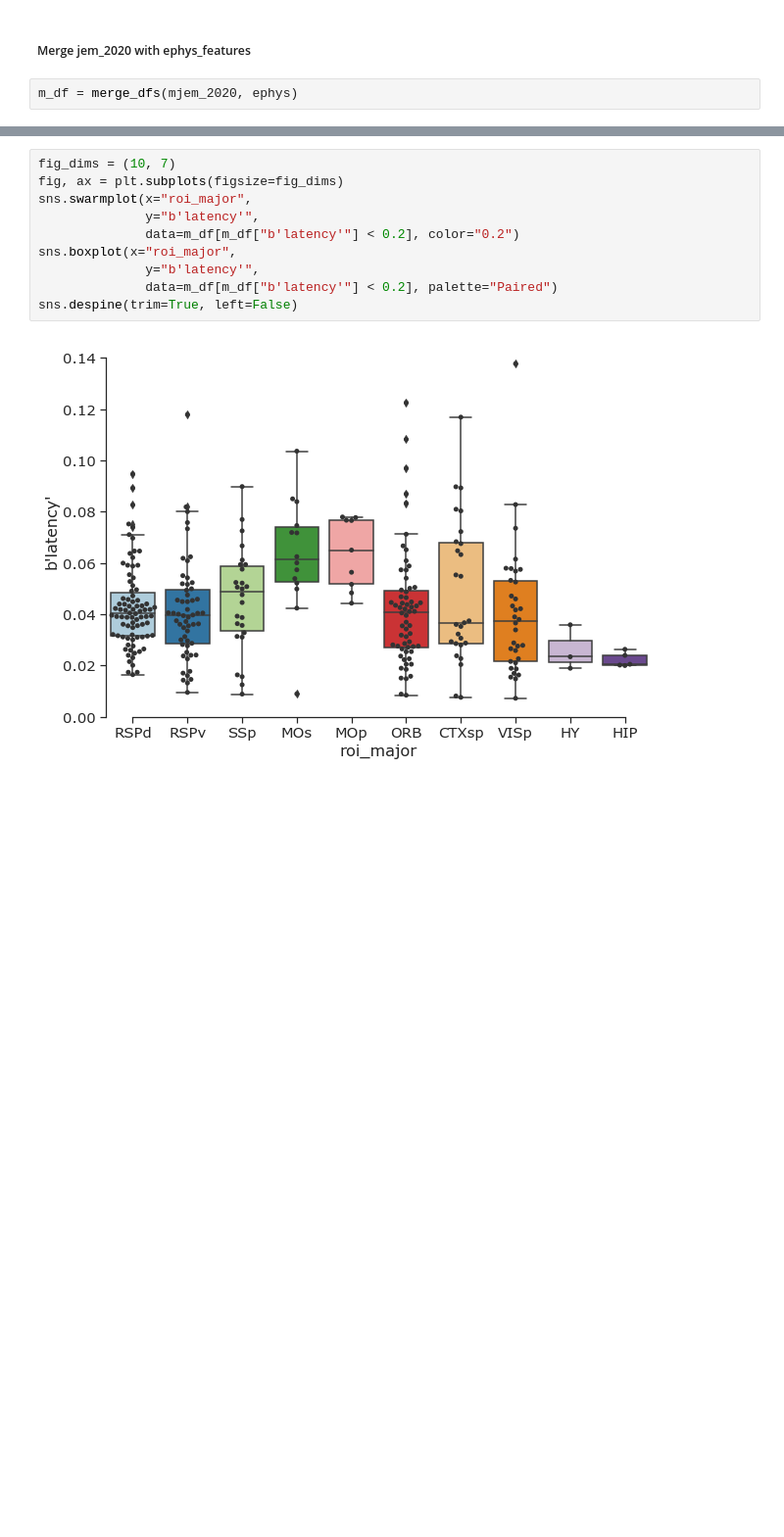
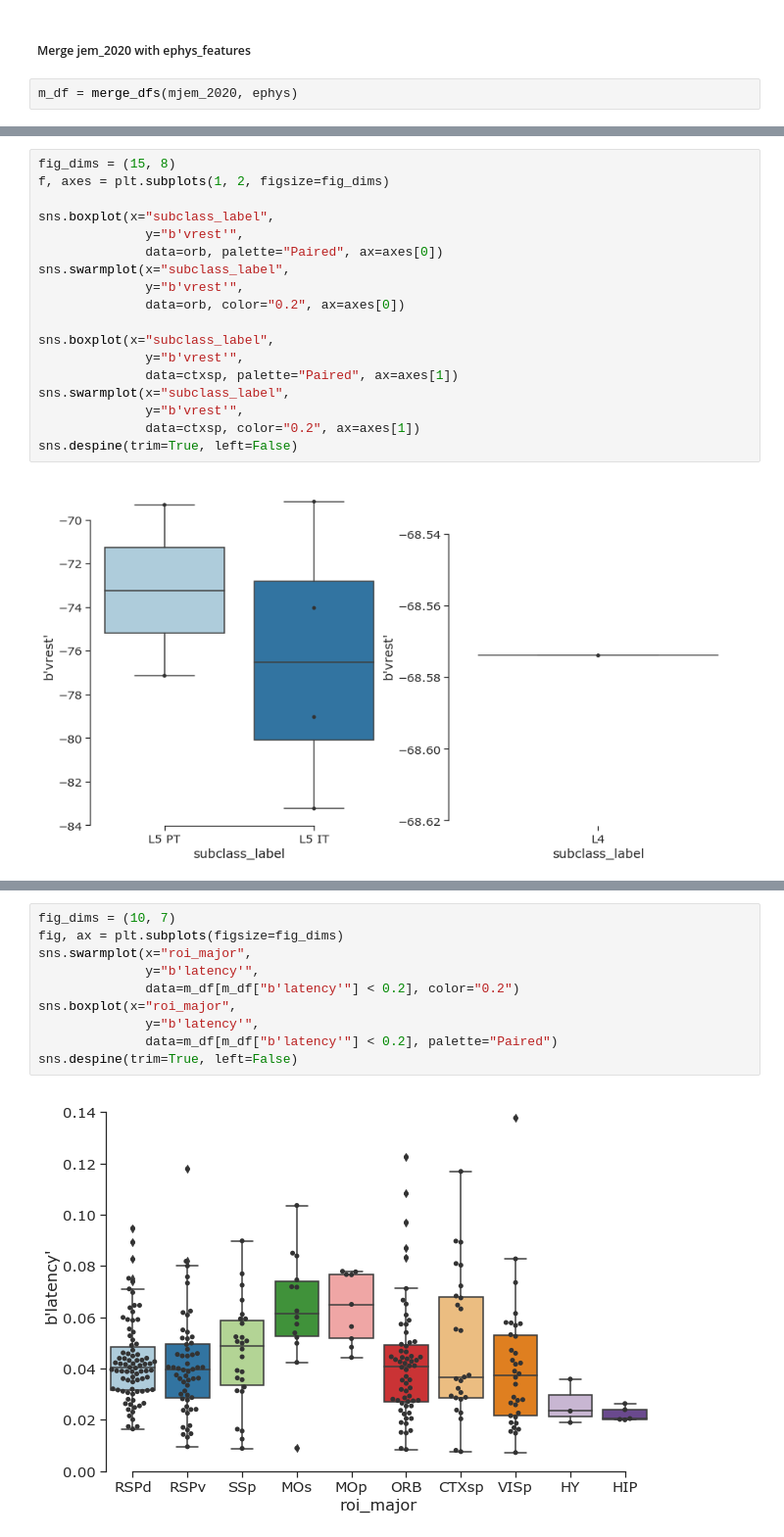
Before and after one commit to ramr24/Personal, a Jupyter notebook: analysis_scripts/new_region_ephys_features.ipynb, the cells around one changed output, grey strips where cells are left out. Shown at 98% size. Cells and saved outputs as stored; diff of their text form; blank space fills up the shorter version.

```diff
--- a/analysis_scripts/new_region_ephys_features.ipynb
+++ b/analysis_scripts/new_region_ephys_features.ipynb
@@ -101,0 +247,20 @@ m_df = merge_dfs(mjem_2020, ephys)
+# %%
+fig_dims = (15, 8)
+f, axes = plt.subplots(1, 2, figsize=fig_dims)
+
+sns.boxplot(x="subclass_label",
+              y="b'vrest'",
+              data=orb, palette="Paired", ax=axes[0])
+sns.swarmplot(x="subclass_label",
+              y="b'vrest'",
+              data=orb, color="0.2", ax=axes[0])
+
+sns.boxplot(x="subclass_label",
+              y="b'vrest'",
+              data=ctxsp, palette="Paired", ax=axes[1])
+sns.swarmplot(x="subclass_label",
+              y="b'vrest'",
+              data=ctxsp, color="0.2", ax=axes[1])
+sns.despine(trim=True, left=False)
+# %% [output]
+[figure, added]
```
Also changed, not shown: parts of 14 cells of this notebook, 6 other files.
